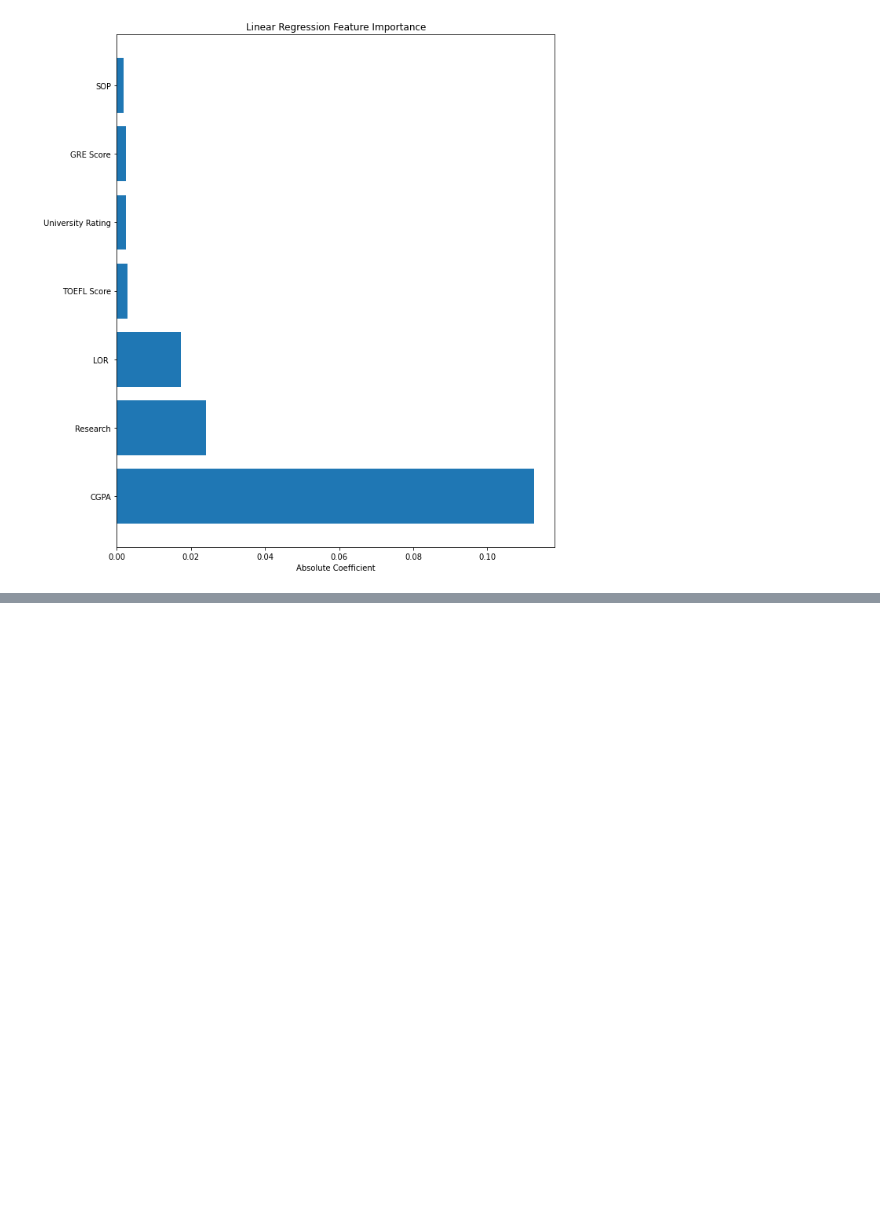
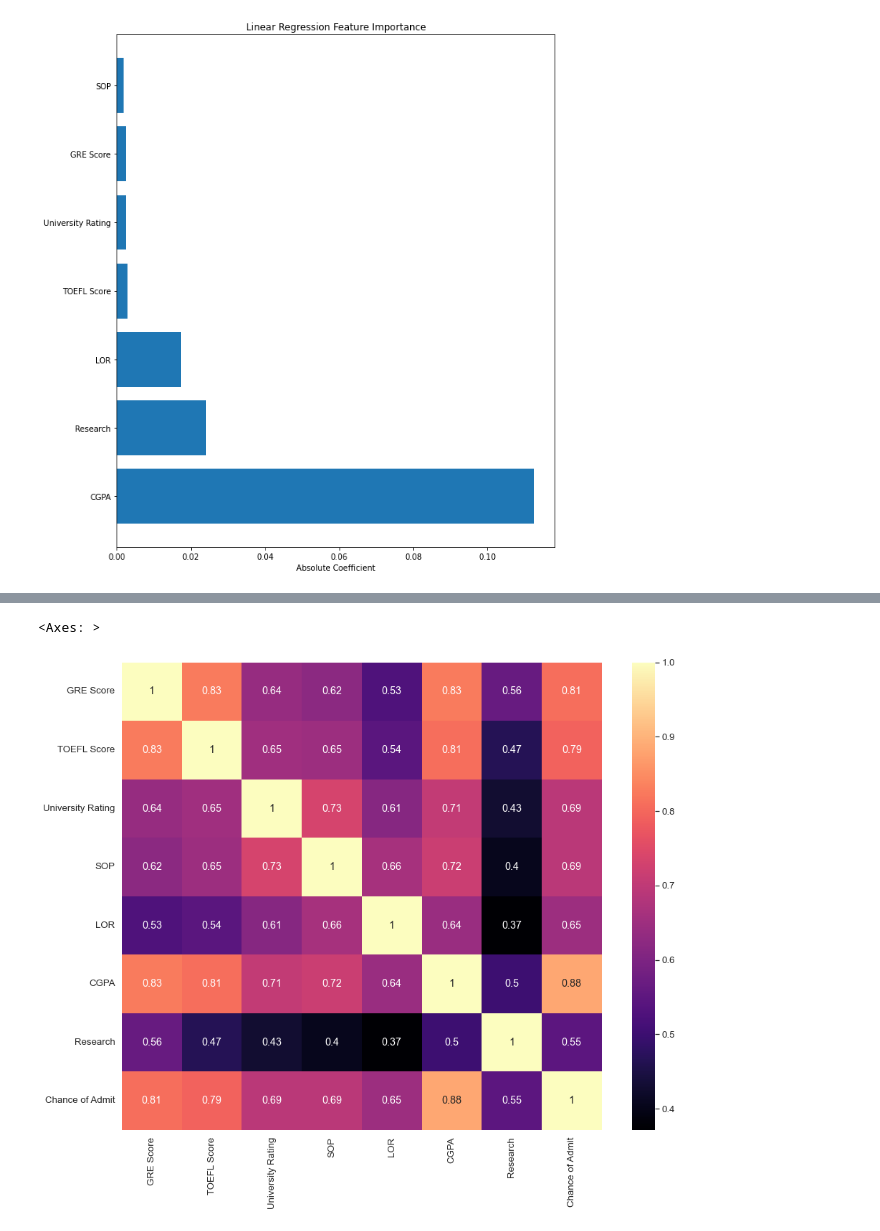
Before and after one commit to atomikkus/sql-projects, a Jupyter notebook: Jamboree/Jamboree_LogR.ipynb, the cells around one changed output, grey strips where cells are left out. Cells and saved outputs as stored; diff of their text form; code cells hidden in the pictures; blank space fills up the shorter version.

```diff
--- a/Jamboree/Jamboree_LogR.ipynb
+++ b/Jamboree/Jamboree_LogR.ipynb
@@ -15,3 +17,9 @@ df.head()
 | 2 | 316 | 104 | 3 | 3.0 | 3.5 | 8.00 | 1 | 0.72 |
 | 3 | 322 | 110 | 3 | 3.5 | 2.5 | 8.67 | 1 | 0.80 |
 | 4 | 314 | 103 | 2 | 2.0 | 3.0 | 8.21 | 0 | 0.65 |
+# %%
+s_cols=[]
+for i in df.columns:
+    x=i.strip()
+    s_cols.append(x)
+df.columns = s_cols
@@ -143,0 +287,7 @@ plt.show()
+# %%
+sns.set(font_scale=1.2)
+plt.figure(figsize=(15, 12))
+sns.heatmap(m_df.corr(), cmap="magma", annot=True)
+# %% [output]
+<Axes: >
+[figure, added]
```
Also changed, not shown: parts of 15 cells of this notebook.
